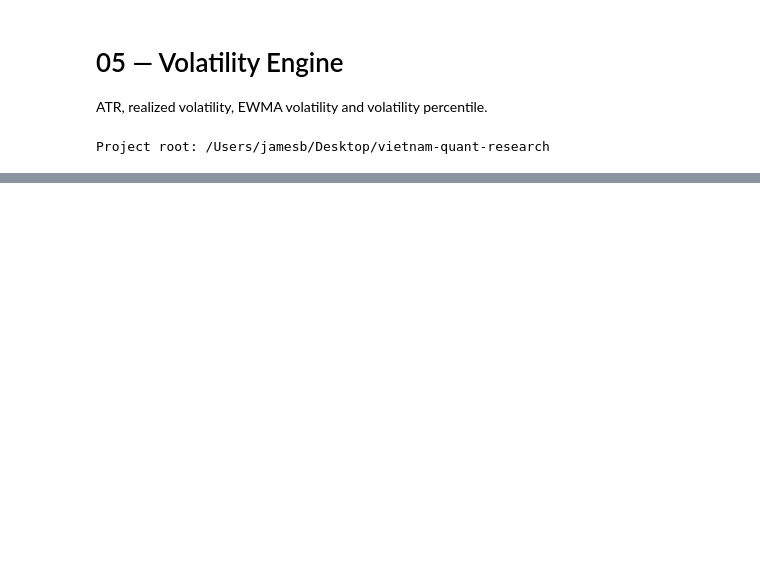
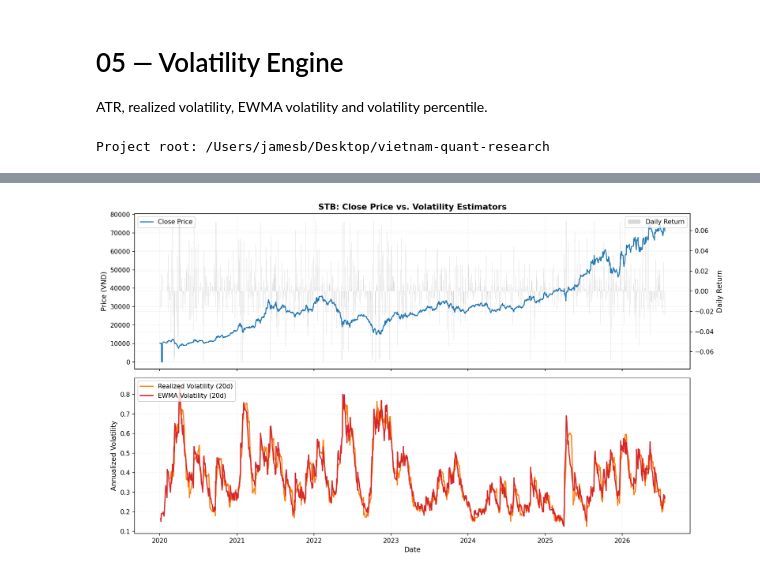
Before and after one commit to ArthurtheFin/vietnam-quant-research, a Jupyter notebook: notebooks/02_market_research/05_volatility_regime.ipynb, the cells around one changed output, grey strips where cells are left out. Drawn from its saved outputs; the diff is of its cells as text; code cells hidden in the pictures; blank space fills up the shorter version.

```diff
--- a/notebooks/02_market_research/05_volatility_regime.ipynb
+++ b/notebooks/02_market_research/05_volatility_regime.ipynb
@@ -105,0 +110,54 @@ Name: count, dtype: int64
+# %%
+# Cell: Setup Visualizations and Styles
+import matplotlib.pyplot as plt
+import numpy as np
+import pandas as pd
+from scipy import stats
+
+# Set styling using custom rcParams
+plt.rcParams.update({
+    "figure.figsize": (10, 6),
+    "axes.titlesize": 14,
+    "axes.labelsize": 12,
+    "xtick.labelsize": 10,
+    "ytick.labelsize": 10,
+    "figure.dpi": 150,
+    "axes.grid": True,
+    "grid.alpha": 0.3,
+    "grid.linestyle": ":"
+})
+# %%
+# Cell: Plot 1 - Comparison of Volatility Estimators (Selected Ticker)
+# Choose a representative liquid stock (e.g. STB or first available)
+sample_symbol = "STB" if "STB" in features["symbol"].values else features["symbol"].iloc[0]
+stock_df = features[features["symbol"] == sample_symbol].sort_values("date").copy()
+
+# Convert date to datetime
+stock_df["date"] = pd.to_datetime(stock_df["date"])
+
+fig, axes = plt.subplots(2, 1, figsize=(14, 8), sharex=True)
+
+# Subplot 1: Price and Returns
+axes[0].plot(stock_df["date"], stock_df["close"], color="#1f77b4", linewidth=1.5, label="Close Price")
+axes[0].set_ylabel("Price (VND)", fontsize=11)
+axes[0].set_title(f"{sample_symbol}: Close Price vs. Volatility Estimators", fontsize=13, fontweight="bold")
+axes[0].legend(loc="upper left")
+
+# Secondary y-axis for daily returns
+ax_ret = axes[0].twinx()
+ax_ret.bar(stock_df["date"], stock_df["return_1d"], color="gray", alpha=0.3, label="Daily Return")
+ax_ret.set_ylabel("Daily Return", fontsize=11)
+ax_ret.legend(loc="upper right")
+
+# Subplot 2: Realized vs. EWMA Volatility (Annualized)
+axes[1].plot(stock_df["date"], stock_df["realized_vol_20d"], color="#ff7f0e", linewidth=1.8, label="Realized Volatility (20d)")
+if "ewma_vol_20d" in stock_df.columns:
+    axes[1].plot(stock_df["date"], stock_df["ewma_vol_20d"], color="#d62728", linewidth=1.8, label="EWMA Volatility (20d)")
+axes[1].set_ylabel("Annualized Volatility", fontsize=11)
+axes[1].set_xlabel("Date", fontsize=11)
+axes[1].legend(loc="upper left")
+
+plt.tight_layout()
+plt.show()
+# %% [output]
+[figure, added]
```
Also changed, not shown: parts of 7 cells of this notebook, 8 other files.
